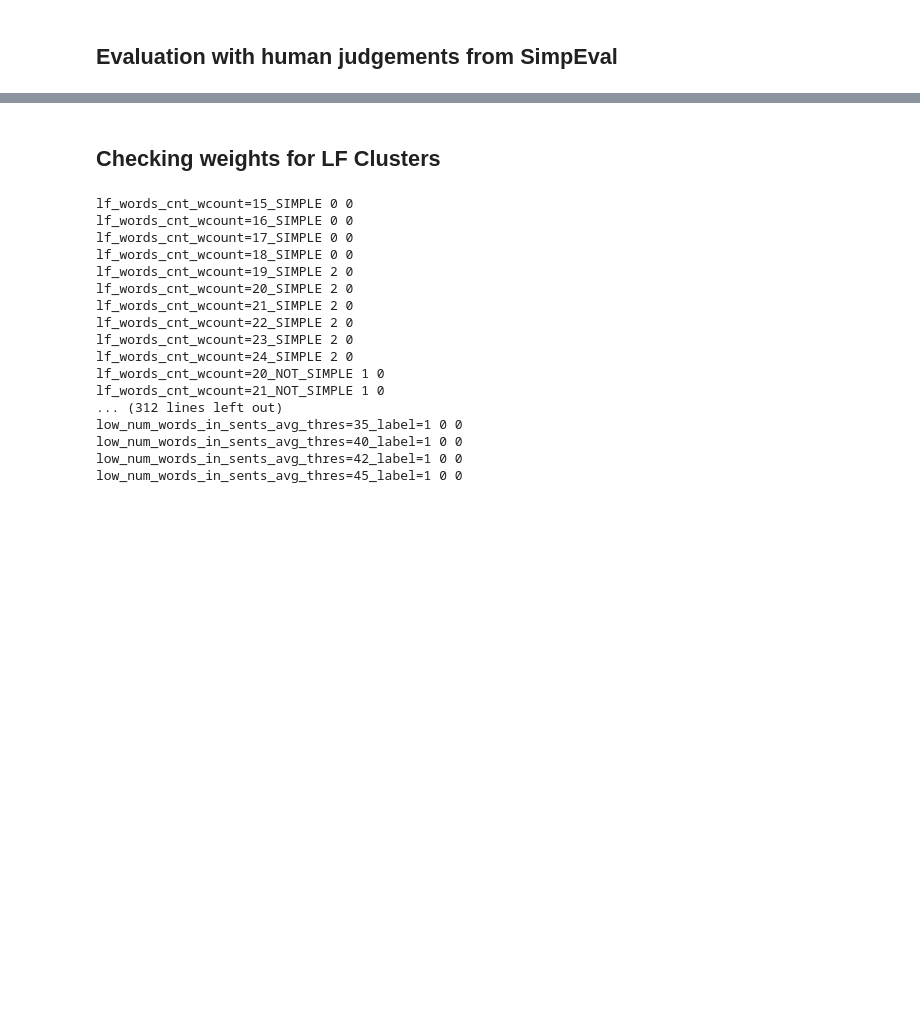
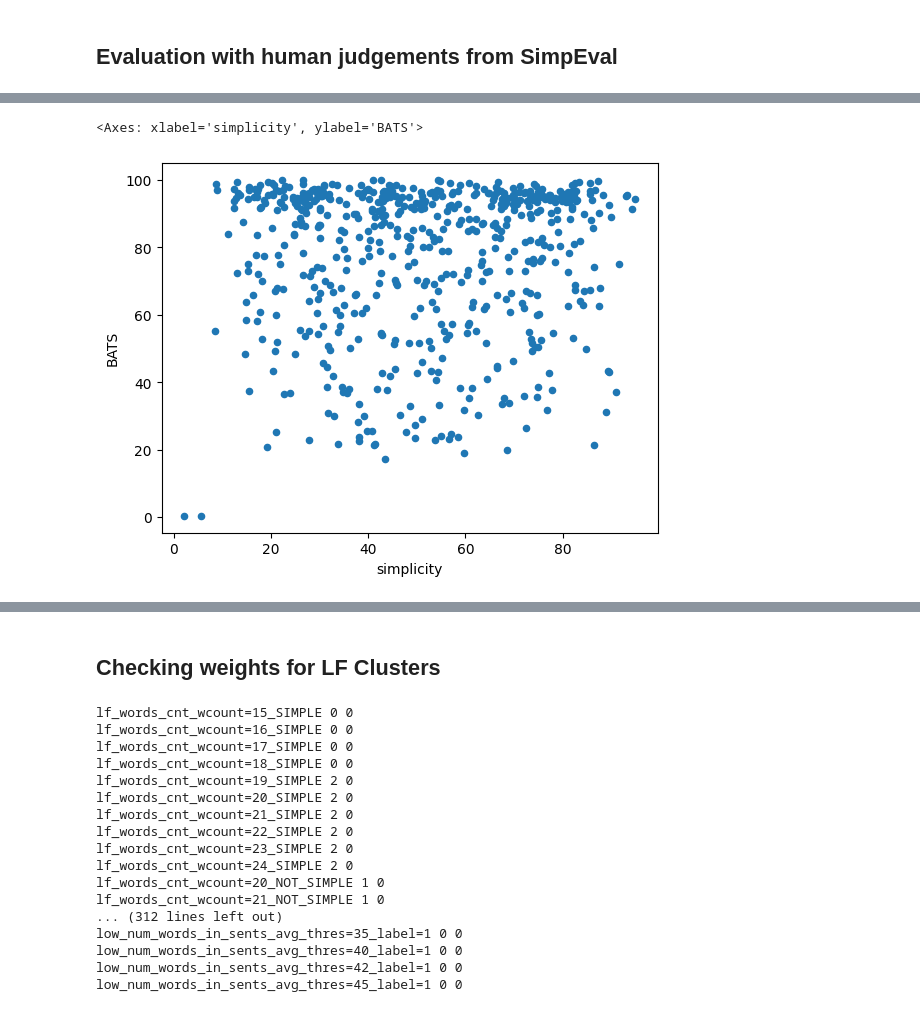
Before and after one commit to bjoernengelmann/BATS, a Jupyter notebook: workspace/lf_evaluation.ipynb, the cells around one changed output, grey strips where cells are left out. Cells and saved outputs as stored; diff of their text form; code cells hidden in the pictures; blank space fills up the shorter version.

```diff
--- a/workspace/lf_evaluation.ipynb
+++ b/workspace/lf_evaluation.ipynb
@@ -304,0 +175,5 @@ print(pos,neg)
+# %%
+df_SimplicityDA.plot.scatter("simplicity", "BATS")
+# %% [output]
+<Axes: xlabel='simplicity', ylabel='BATS'>
+[figure, added]
```
Also changed, not shown: parts of 44 cells of this notebook.
